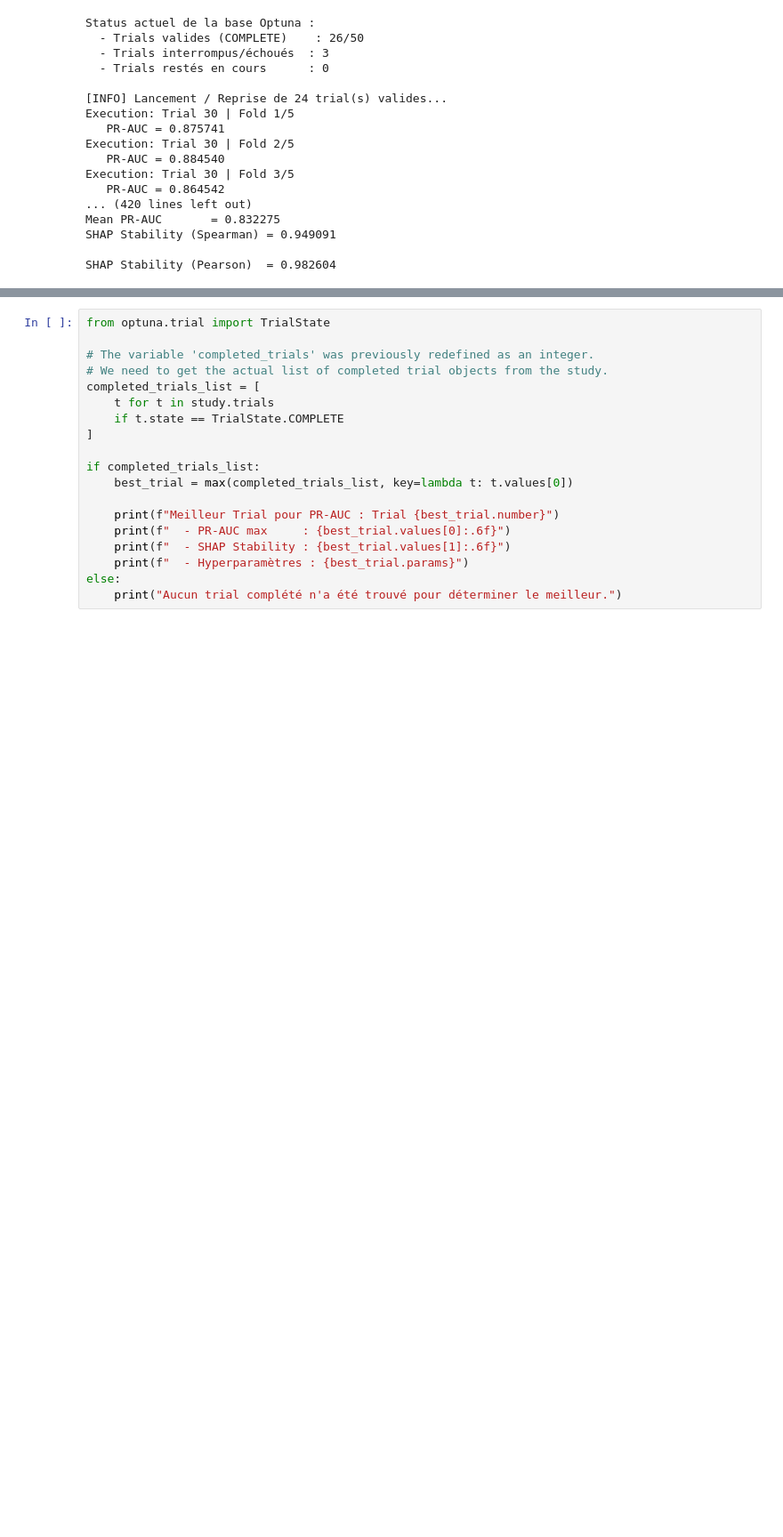
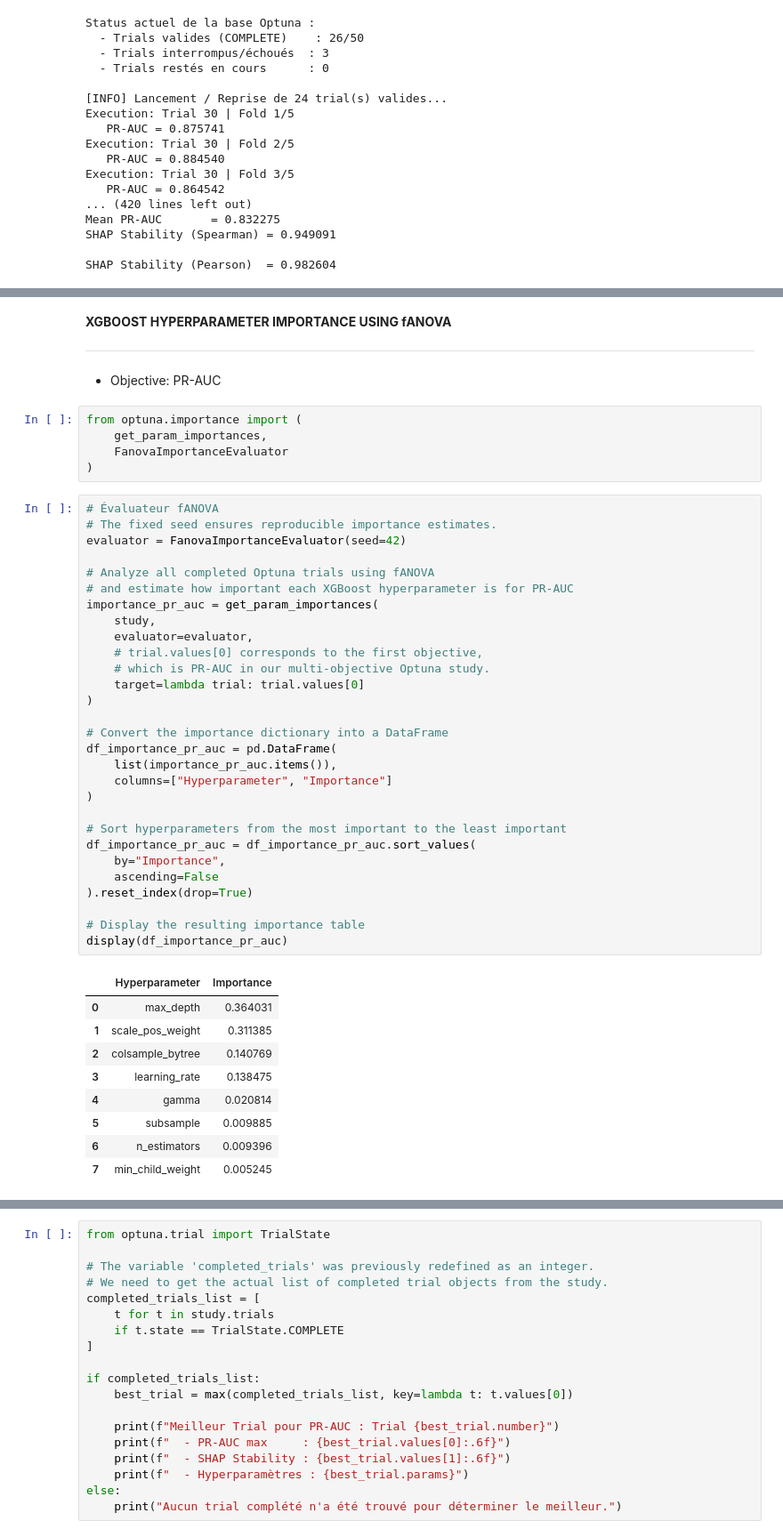
Before and after one commit to Chaabmanal2022/Balancing-PR-AUC-and-Explanation-Stability-in-Fraud-Detection, a Jupyter notebook: Pipeline_1_Baseline.ipynb, the cells around one changed output, grey strips where cells are left out. Shown at 89% size. Saved outputs shown, nothing was run; the diff lists cells and outputs as text; blank space fills up the shorter version.

```diff
--- a/Pipeline_1_Baseline.ipynb
+++ b/Pipeline_1_Baseline.ipynb
@@ -591,0 +584,51 @@ plt.show()
+# %% [markdown]
+**XGBOOST HYPERPARAMETER IMPORTANCE USING fANOVA**
+
+---
+
+
+*   Objective: PR-AUC
+# %%
+from optuna.importance import (
+    get_param_importances,
+    FanovaImportanceEvaluator
+)
+# %%
+# Évaluateur fANOVA
+# The fixed seed ensures reproducible importance estimates.
+evaluator = FanovaImportanceEvaluator(seed=42)
+
+# Analyze all completed Optuna trials using fANOVA
+# and estimate how important each XGBoost hyperparameter is for PR-AUC
+importance_pr_auc = get_param_importances(
+    study,
+    evaluator=evaluator,
+    # trial.values[0] corresponds to the first objective,
+    # which is PR-AUC in our multi-objective Optuna study.
+    target=lambda trial: trial.values[0]
+)
+
+# Convert the importance dictionary into a DataFrame
+df_importance_pr_auc = pd.DataFrame(
+    list(importance_pr_auc.items()),
+    columns=["Hyperparameter", "Importance"]
+)
+
+# Sort hyperparameters from the most important to the least important
+df_importance_pr_auc = df_importance_pr_auc.sort_values(
+    by="Importance",
+    ascending=False
+).reset_index(drop=True)
+
+# Display the resulting importance table
+display(df_importance_pr_auc)
+# %% [output]
+|  | Hyperparameter | Importance |
+| 0 | max_depth | 0.364031 |
+| 1 | scale_pos_weight | 0.311385 |
+| 2 | colsample_bytree | 0.140769 |
+| 3 | learning_rate | 0.138475 |
+| 4 | gamma | 0.020814 |
+| 5 | subsample | 0.009885 |
+| 6 | n_estimators | 0.009396 |
+| 7 | min_child_weight | 0.005245 |
```
Also changed, not shown: parts of 11 cells of this notebook.
